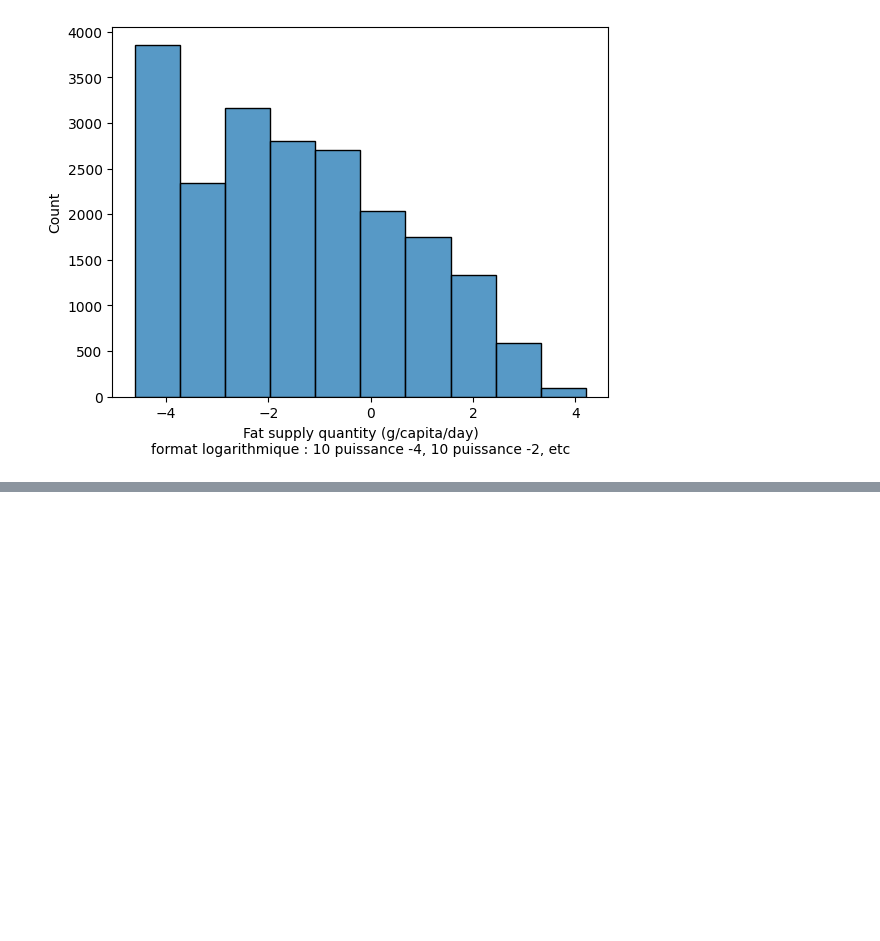
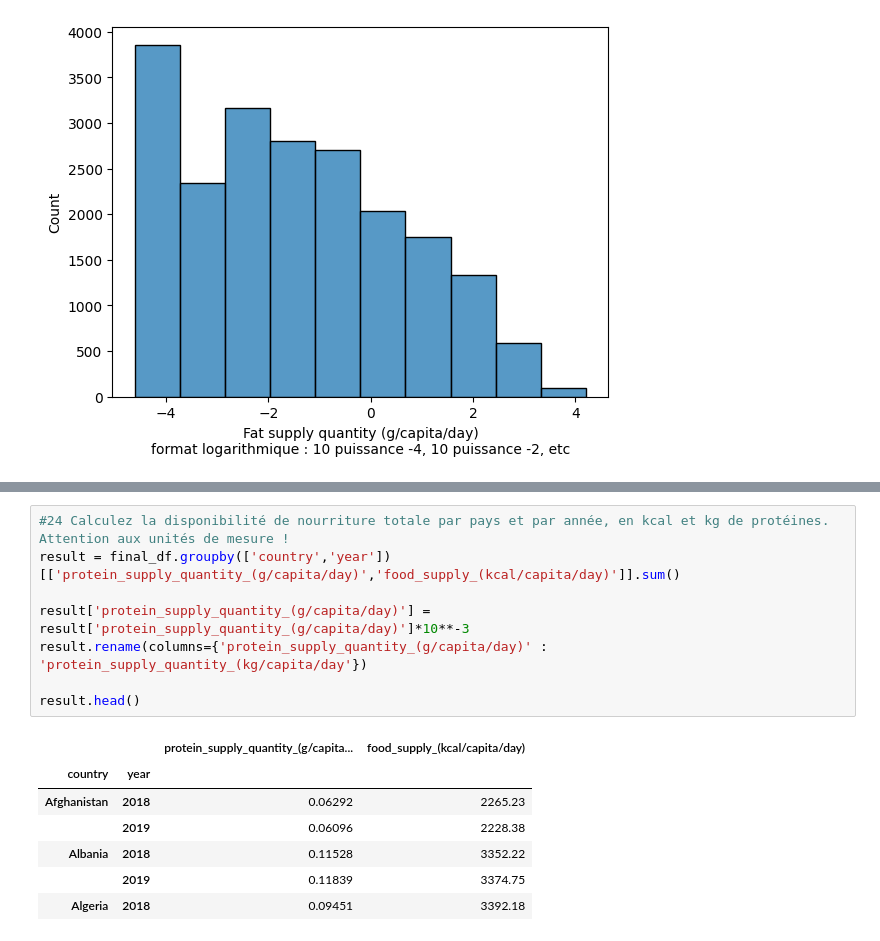
Before and after one commit to t7bo/projet-brief-pandas, a Jupyter notebook: deb.ipynb, the cells around one changed output, grey strips where cells are left out. Drawn from its saved outputs; the diff is of its cells as text; blank space fills up the shorter version.

```diff
--- a/tibo.ipynb
+++ b/deb.ipynb
@@ -469,0 +644,16 @@ plt.show()
+# %%
+#24 Calculez la disponibilité de nourriture totale par pays et par année, en kcal et kg de protéines. Attention aux unités de mesure !
+result = final_df.groupby(['country','year'])[['protein_supply_quantity_(g/capita/day)','food_supply_(kcal/capita/day)']].sum()
+
+result['protein_supply_quantity_(g/capita/day)'] = result['protein_supply_quantity_(g/capita/day)']*10**-3
+result.rename(columns={'protein_supply_quantity_(g/capita/day)' : 'protein_supply_quantity_(kg/capita/day'})
+
+result.head()
+# %% [output]
+|  |  | protein_supply_quantity_(g/capita... | food_supply_(kcal/capita/day) |
+| country | year |  |  |
+| Afghanistan | 2018 | 0.06292 | 2265.23 |
+|  | 2019 | 0.06096 | 2228.38 |
+| Albania | 2018 | 0.11528 | 3352.22 |
+|  | 2019 | 0.11839 | 3374.75 |
+| Algeria | 2018 | 0.09451 | 3392.18 |
```
Also changed, not shown: parts of 9 cells of this notebook.
